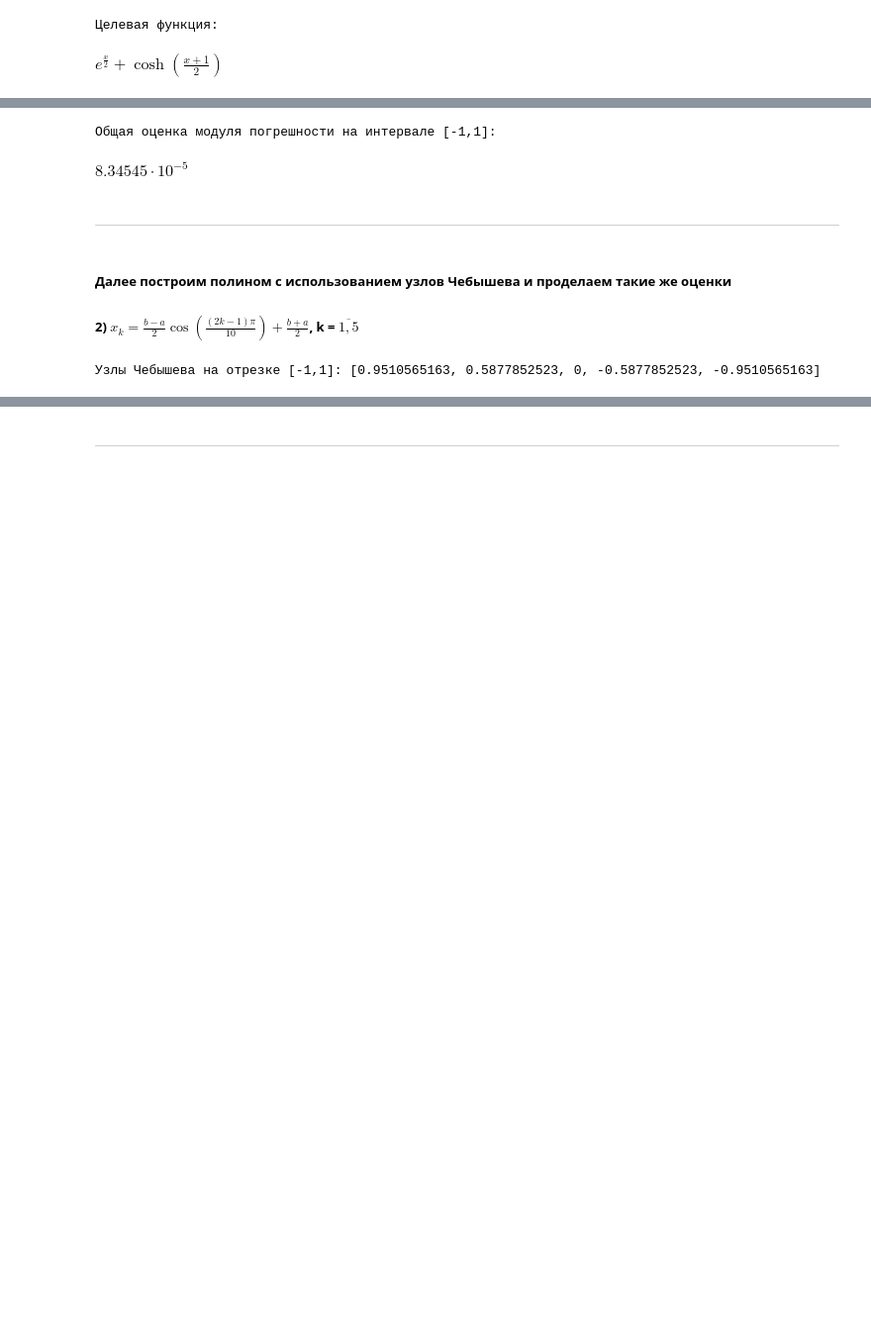
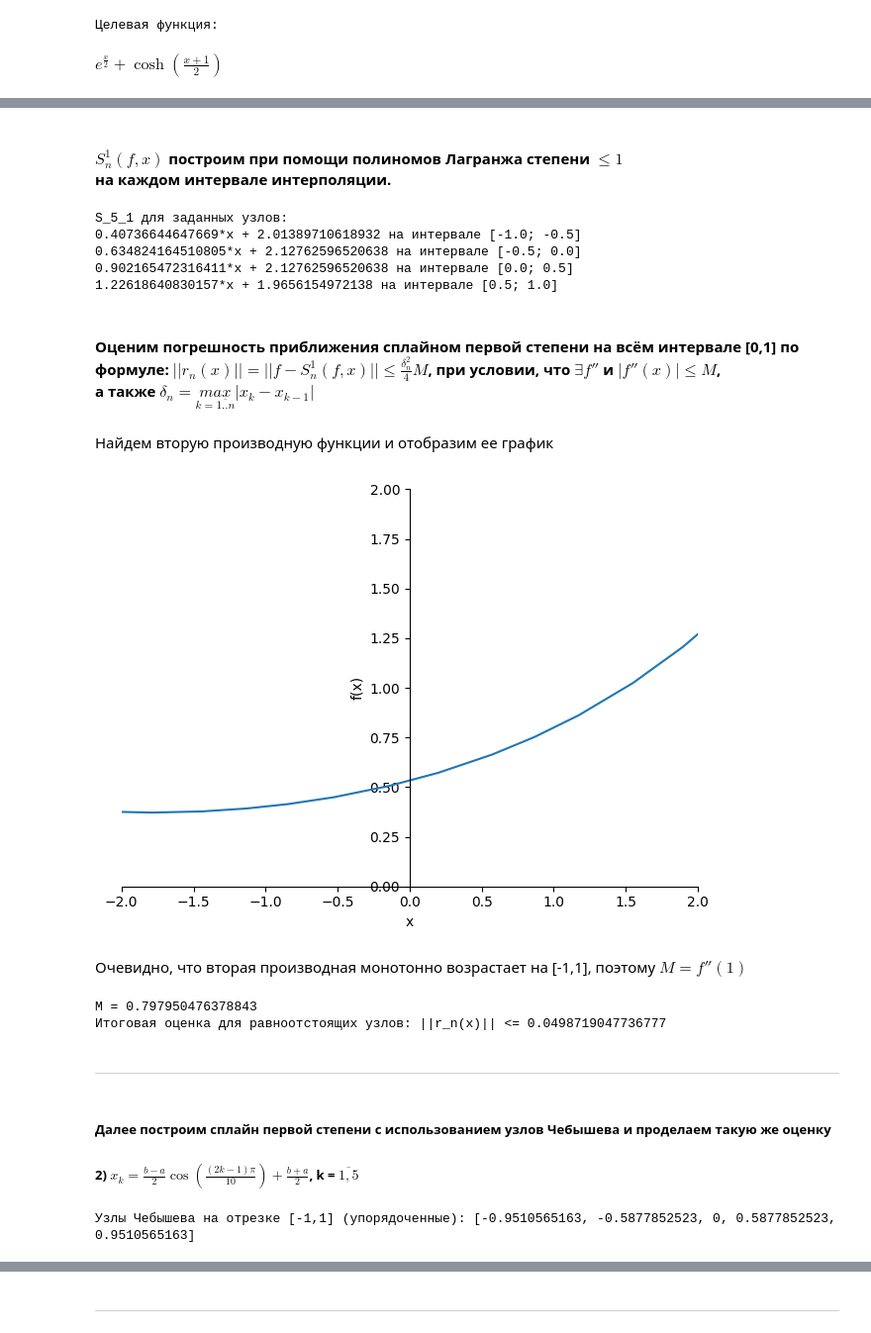
Before and after one commit to illbeurs/DS-Course, a Jupyter notebook: math/numerical_methods/kr_2/kr_2.ipynb, the cells around one changed output, grey strips where cells are left out. Shown: that part at 99% size. Saved outputs shown, nothing was run; the diff lists cells and outputs as text; code cells hidden in the pictures; blank space fills up the shorter version.

```diff
--- a/math/numerical_methods/kr_2/kr_2.ipynb
+++ b/math/numerical_methods/kr_2/kr_2.ipynb
@@ -73,25 +41,50 @@ for i, x_i in enumerate(control_points):
-# %%
-def w_n(nodes):
-    return sp.prod([(x - node) for node in nodes])
-# функция нахождения оценки погрешности интерполяции на интервале [0,1]
-def remainder(func, nodes):
-    ab = sp.Interval(a,b)
-    max_devir = max(sp.maximum(func.diff(x,5),x, ab),
-                    sp.minimum(func.diff(x,5),x,ab))
-    return max_devir/sp.factorial(len(nodes)) * max(sp.maximum(w_n(nodes), x, ab),
-                                                    sp.minimum(w_n(nodes),x,ab))
-print("Общая оценка модуля погрешности на интервале [-1,1]: ")
-round(remainder(f(x), nodes),10)
-# %% [output]
-Общая оценка модуля погрешности на интервале [-1,1]:
-$\displaystyle 8.34545 \cdot 10^{-5}$
+# %% [markdown]
+#### $S_n^1(f,x)$ построим при помощи полиномов Лагранжа степени $\leq 1$ <br> на каждом интервале интерполяции.
+# %%
+def S_n_1(x, nodes):
+    spline = dict()
+    for i in range(len(nodes)-1):
+        spline[f"[{nodes[i]}; {nodes[i+1]}]"] = sp.N(L(f(x), nodes[i:i+2]))
+    print(f"S_{len(nodes)}_1 для заданных узлов: ")
+    for section, line in spline.items():
+        print(f"{line} на интервале {section}")
+    return spline
+spline5_1 = S_n_1(x, nodes)
+# %% [output]
+S_5_1 для заданных узлов:
+0.40736644647669*x + 2.01389710618932 на интервале [-1.0; -0.5]
+0.634824164510805*x + 2.12762596520638 на интервале [-0.5; 0.0]
+0.902165472316411*x + 2.12762596520638 на интервале [0.0; 0.5]
+1.22618640830157*x + 1.9656154972138 на интервале [0.5; 1.0]
+# %% [markdown]
+#### Оценим погрешность приближения сплайном первой степени на всём интервале [0,1] по формуле: $||r_n(x)|| = ||f - S_n^1(f,x)|| \leq  \frac{\delta^2_n}{4}M$, при условии, что $\exists f''$ и $|f''(x)| \leq M$, <br> а также $\delta_n = \underset{k=\overline{1..n}}{max}|x_k-x_{k-1}|$
+# %% [markdown]
+Найдем вторую производную функции и отобразим ее график
+# %%
+# Вторая производная функции
+dev2 = f(x).diff(x,2)
+sp.plot(dev2, xlim=(-2,2),ylim=(0,2), ylabel="f(x)", xlabel="x");
+# %% [output]
+[figure, added]
+# %% [markdown]
+Очевидно, что вторая производная монотонно возрастает на [-1,1], поэтому $M=f''(1)$
+# %%
+M = sp.N(dev2.subs(x,1))
+print(f"M = {M}")
+#Диаметр разбиения
+def delta_n(nodes):
+    return max([abs(nodes[i] - nodes[i+1]) for i in range(len(nodes)-1)])
+print(f"Итоговая оценка для равноотстоящих узлов: ||r_n(x)|| <= {delta_n(nodes)**2*M/4}")
+# %% [output]
+M = 0.797950476378843
+Итоговая оценка для равноотстоящих узлов: ||r_n(x)|| <= 0.0498719047736777
 # %% [markdown]
 ***
 # %% [markdown]
-##### Далее построим полином с использованием узлов Чебышева и проделаем такие же оценки
+##### Далее построим сплайн первой степени с использованием узлов Чебышева и проделаем такую же оценку
 ##### 2) $ x_{k} = \frac {b-a}{2} \cos(\frac{(2k-1)\pi }{10}) + \frac{b+a}{2}$, k = $ \overline{1, 5}$
 # %%
-nodes_ch = [round(sp.sympify((b-a)/2)*sp.cos((2*k-1)*sp.pi/10) + (b+a)/2,10) for k in range(1, 6)]
-print(f"Узлы Чебышева на отрезке [-1,1]: {nodes_ch}")
+nodes_ch = sorted([round(sp.sympify((b-a)/2)*sp.cos((2*k-1)*sp.pi/10) + (b+a)/2,10) for k in range(1, 6)])
+print(f"Узлы Чебышева на отрезке [-1,1] (упорядоченные): {nodes_ch}")
 # %% [output]
-Узлы Чебышева на отрезке [-1,1]: [0.9510565163, 0.5877852523, 0, -0.5877852523, -0.9510565163]
+Узлы Чебышева на отрезке [-1,1] (упорядоченные): [-0.9510565163, -0.5877852523, 0, 0.5877852523, 0.9510565163]
```
Also changed, not shown: parts of 45 cells of this notebook, 4 other files.
